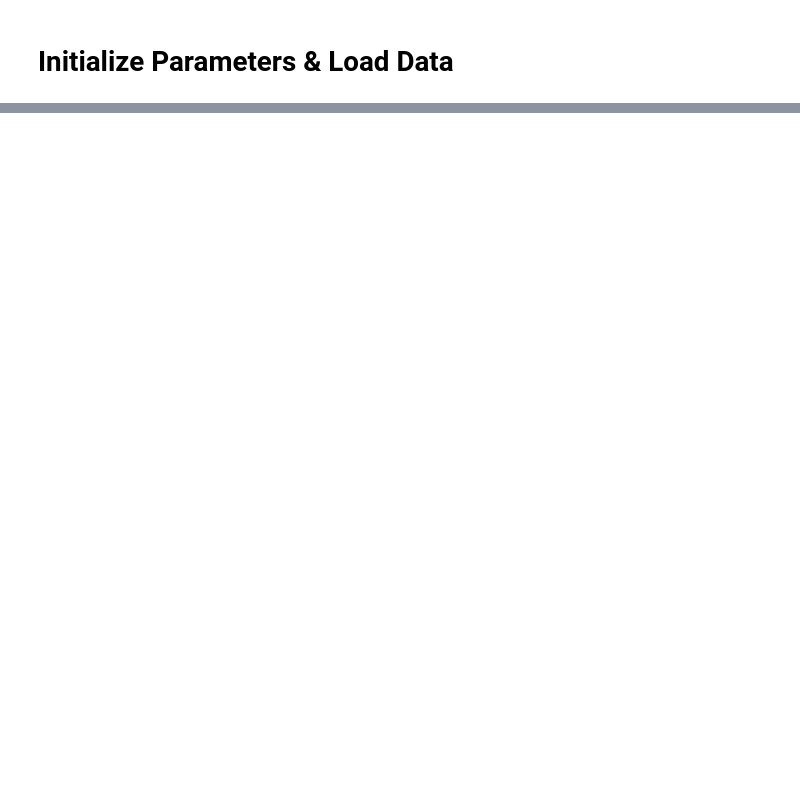
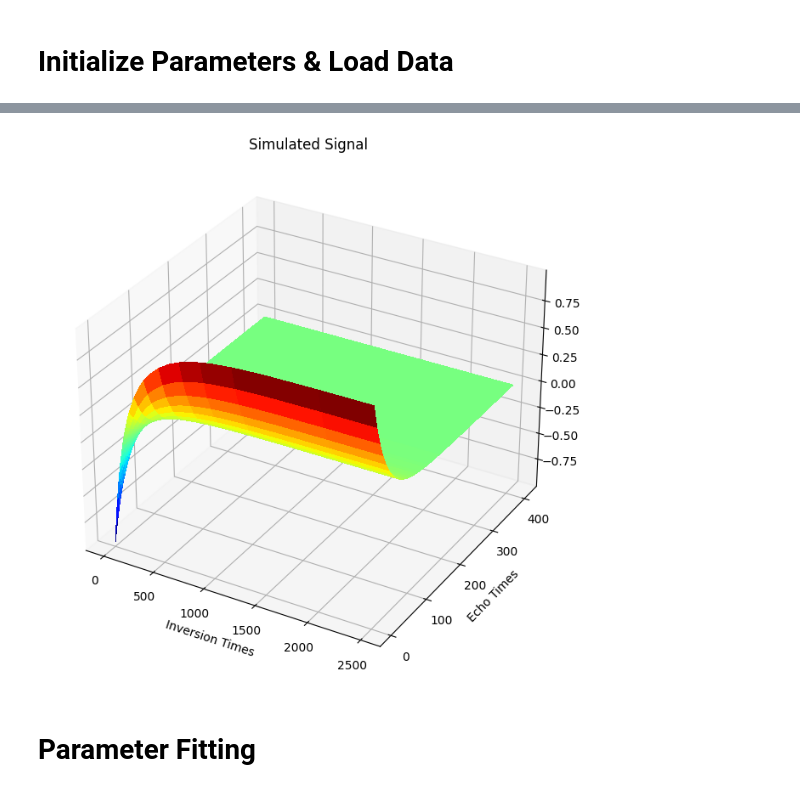
Before and after one commit to Griffin997/Stabilization, a Jupyter notebook: Nullpoint_PhantomGel.ipynb, the cells around one changed output, grey strips where cells are left out. Saved outputs shown, nothing was run; the diff lists cells and outputs as text; code cells hidden in the pictures; blank space fills up the shorter version.

```diff
--- a/Nullpoint_PhantomGel.ipynb
+++ b/Nullpoint_PhantomGel.ipynb
@@ -29,0 +265,18 @@ TI_int = [float(elem) for elem in TI_num]
+# %%
+#### Expected Data Surface
+mTI, mTE = np.meshgrid(TI_array, TE_sequence, indexing='ij')
+signal_mat = S_biX_6p(mTE, mTI, T1low, T1up, 0.5, 0.5, T2low, T2up)
+
+fig = plt.figure(figsize=(10, 8))
+ax = plt.axes(projection='3d')
+
+surf = ax.plot_surface(mTI, mTE, signal_mat, cmap = plt.cm.jet, linewidth=0, antialiased=False)
+
+ax.set_title('Simulated Signal')
+ax.set_xlabel('Inversion Times')
+ax.set_ylabel('Echo Times')
+plt.show()
+# %% [output]
+[figure, added]
+# %% [markdown]
+# Parameter Fitting
```
Also changed, not shown: parts of 19 cells of this notebook.
